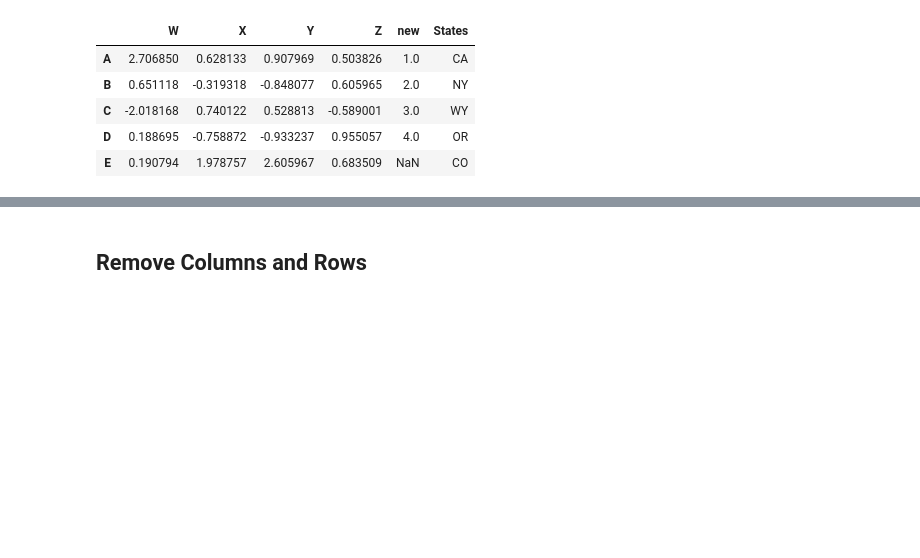
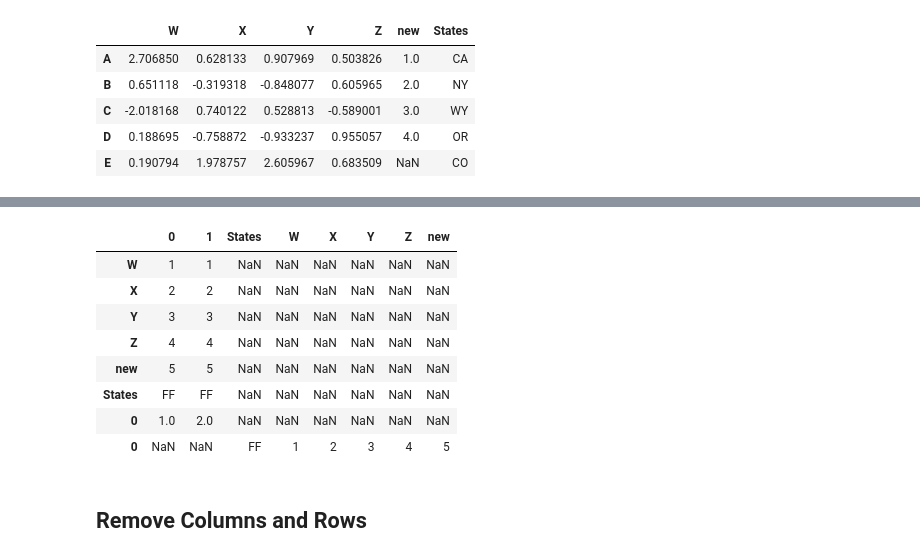
Before and after one commit to rtajik/PyTorch, a Jupyter notebook: Jose Portilla/02-Pandas exp.ipynb, the cells around one changed output, grey strips where cells are left out. Cells and saved outputs as stored; diff of their text form; code cells hidden in the pictures; blank space fills up the shorter version.

```diff
--- a/Jose Portilla/02-Pandas exp.ipynb
+++ b/Jose Portilla/02-Pandas exp.ipynb
@@ -276,3 +350,17 @@ df
+# %%
+
+c = c.T
+c
+# %% [output]
+|  | 0 | 1 | States | W | X | Y | Z | new |
+| W | 1 | 1 | NaN | NaN | NaN | NaN | NaN | NaN |
+| X | 2 | 2 | NaN | NaN | NaN | NaN | NaN | NaN |
+| Y | 3 | 3 | NaN | NaN | NaN | NaN | NaN | NaN |
+| Z | 4 | 4 | NaN | NaN | NaN | NaN | NaN | NaN |
+| new | 5 | 5 | NaN | NaN | NaN | NaN | NaN | NaN |
+| States | FF | FF | NaN | NaN | NaN | NaN | NaN | NaN |
+| 0 | 1.0 | 2.0 | NaN | NaN | NaN | NaN | NaN | NaN |
+| 0 | NaN | NaN | FF | 1 | 2 | 3 | 4 | 5 |
 # %% [markdown]
 ## Remove Columns and Rows
 # %%
```
Also changed, not shown: parts of 43 cells of this notebook.
